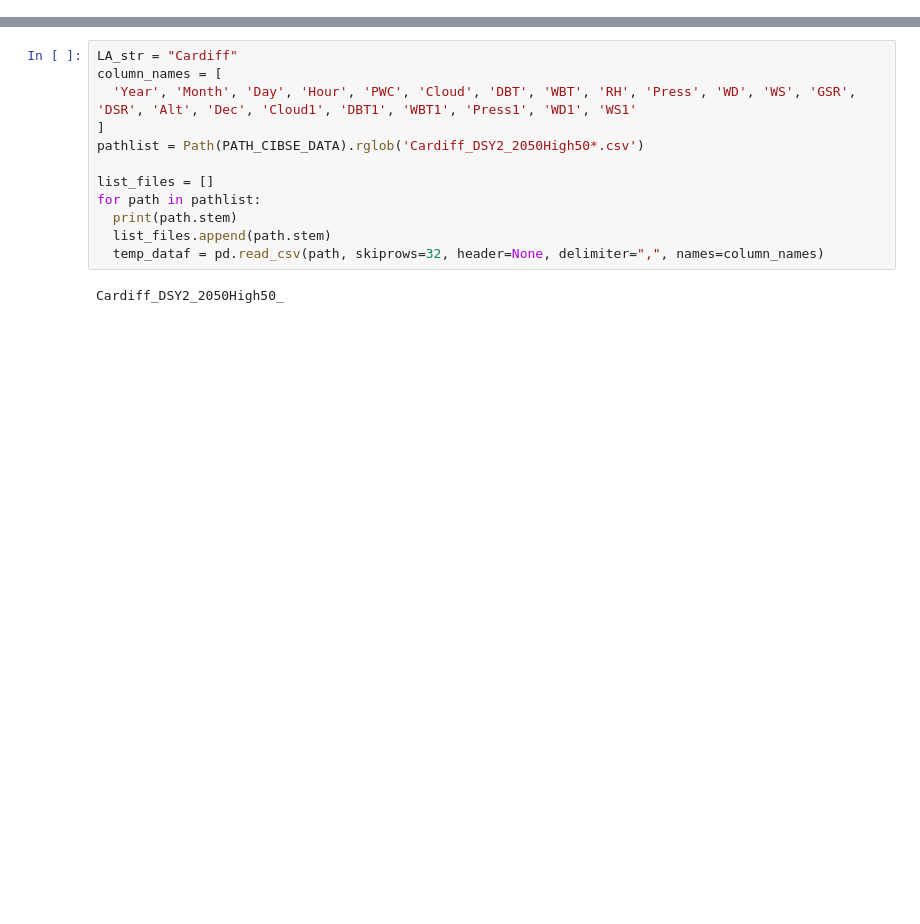
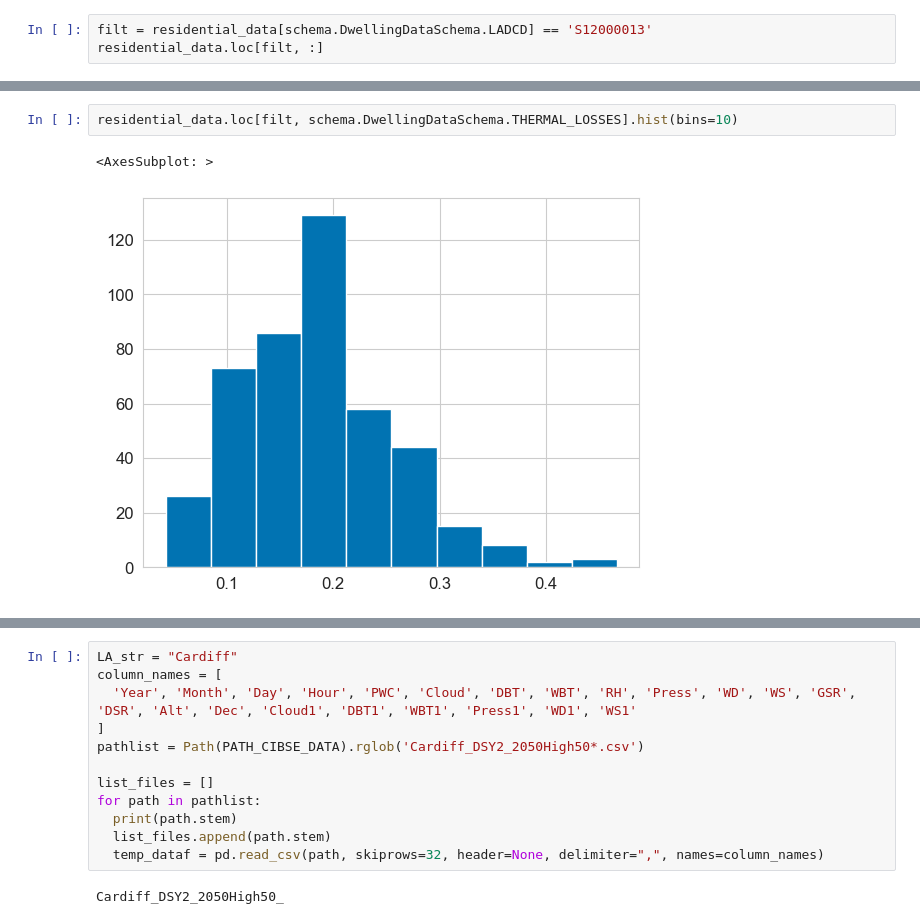
Before and after one commit to AlexandreLab/cooling_demand_UK, a Jupyter notebook: notebooks/cooling_energy_demand_by_LA.ipynb, the cells around one changed output, grey strips where cells are left out. Saved outputs shown, nothing was run; the diff lists cells and outputs as text; blank space fills up the shorter version.

```diff
--- a/notebooks/cooling_energy_demand_by_LA.ipynb
+++ b/notebooks/cooling_energy_demand_by_LA.ipynb
@@ -93,0 +65,3 @@ external_data.head()
+# %%
+filt = residential_data[schema.DwellingDataSchema.LADCD] == 'S12000013'
+residential_data.loc[filt, :]
@@ -93,0 +83,5 @@ external_data.head()
+# %%
+residential_data.loc[filt, schema.DwellingDataSchema.THERMAL_LOSSES].hist(bins=10)
+# %% [output]
+<AxesSubplot: >
+[figure, added]
```
Also changed, not shown: parts of 27 cells of this notebook, 11 other files.
